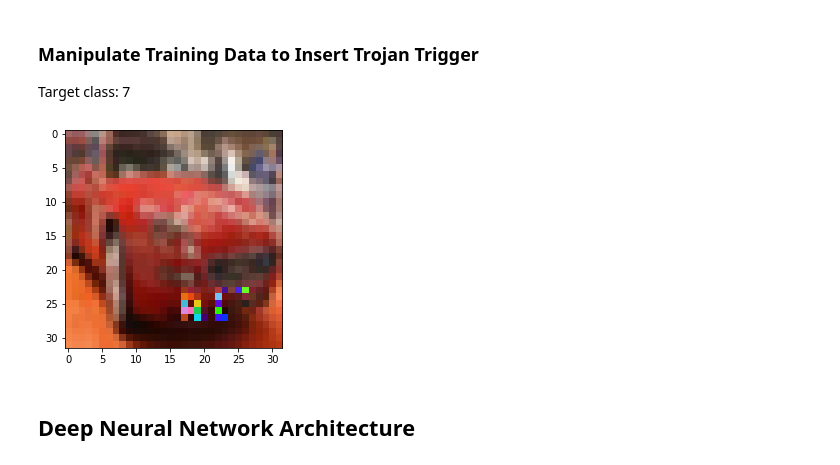
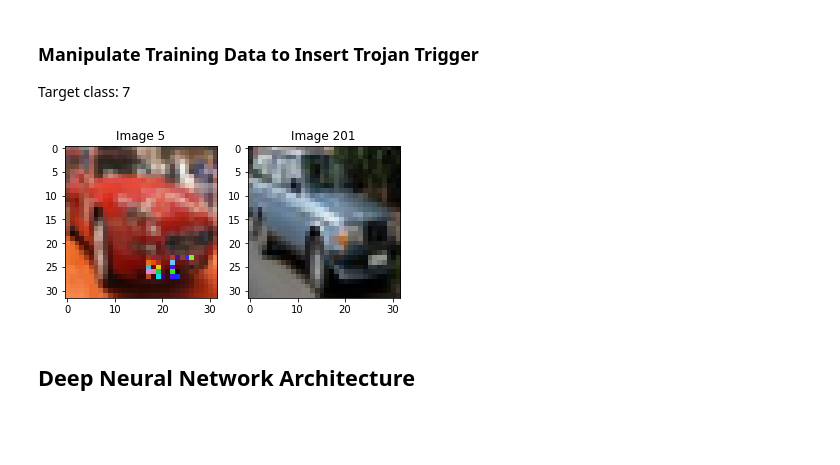
Before and after one commit to amecava/strip, a Jupyter notebook: STRIP_CIFAR10.ipynb, the cells around one changed output. Cells and saved outputs as stored; diff of their text form; code cells hidden in the pictures; blank space fills up the shorter version.

```diff
--- a/STRIP_CIFAR10.ipynb
+++ b/STRIP_CIFAR10.ipynb
@@ -79,11 +85,18 @@ num_classes = 10
 
 y_train = np_utils.to_categorical(y_train, num_classes)
 y_test = np_utils.to_categorical(y_test, num_classes)
-# %%
-plt.imshow((x_train[5] * 255).astype(np.uint8))
-plt.show()
-# %% [output]
-[figure, removed]
+# %%
+ax1 = plt.subplot2grid((1,2), (0,0))
+ax1.set_title("Image 5")
+plt.imshow((x_train[5] * 255).astype(np.uint8))
+
+ax2 = plt.subplot2grid((1,2), (0,1))
+ax2.set_title("Image 201")
+plt.imshow((x_train[201] * 255).astype(np.uint8))
+
+plt.show()
+# %% [output]
+[figure, added]
 # %% [markdown]
 ## Deep Neural Network Architecture
 # %%
```
Also changed, not shown: parts of 9 cells of this notebook, 1 other file.
